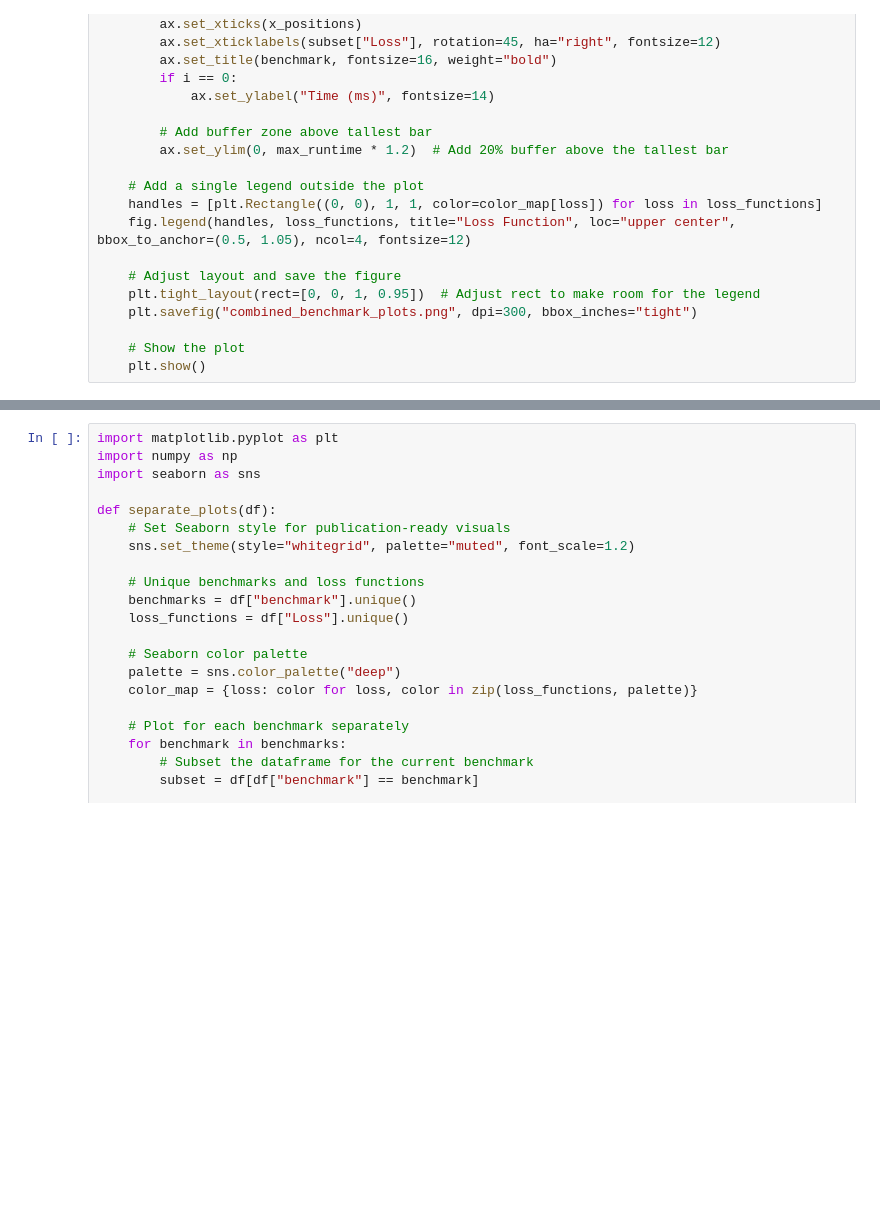
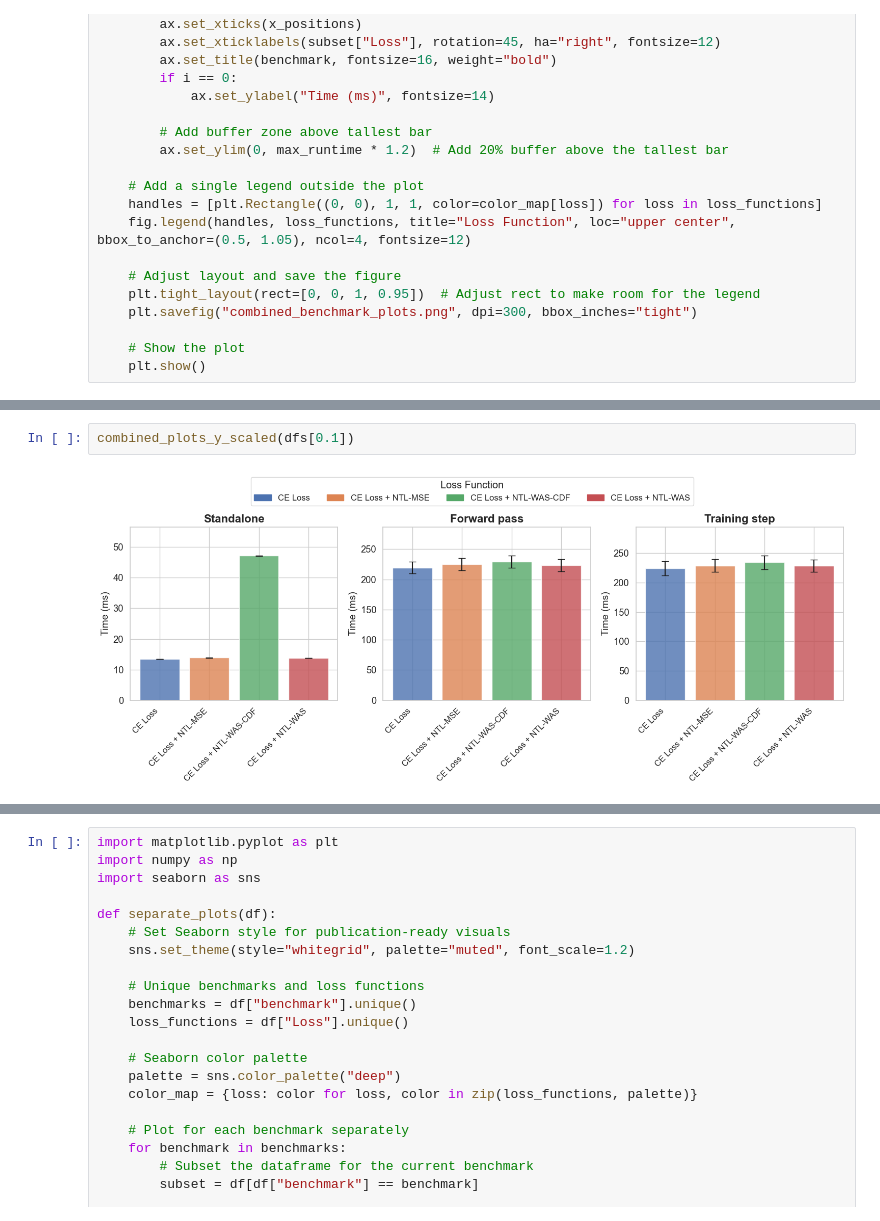
Before and after one commit to tum-ai/number-token-loss, a Jupyter notebook: benchmarking/plot.ipynb, the cells around one changed output, grey strips where cells are left out. Saved outputs shown, nothing was run; the diff lists cells and outputs as text; blank space fills up the shorter version.

```diff
--- a/benchmarking/plot.ipynb
+++ b/benchmarking/plot.ipynb
@@ -143,0 +200,4 @@ combined_plots(dfs[0.1])
+# %%
+combined_plots_y_scaled(dfs[0.1])
+# %% [output]
+[figure, added]
```
Also changed, not shown: parts of 9 cells of this notebook.
